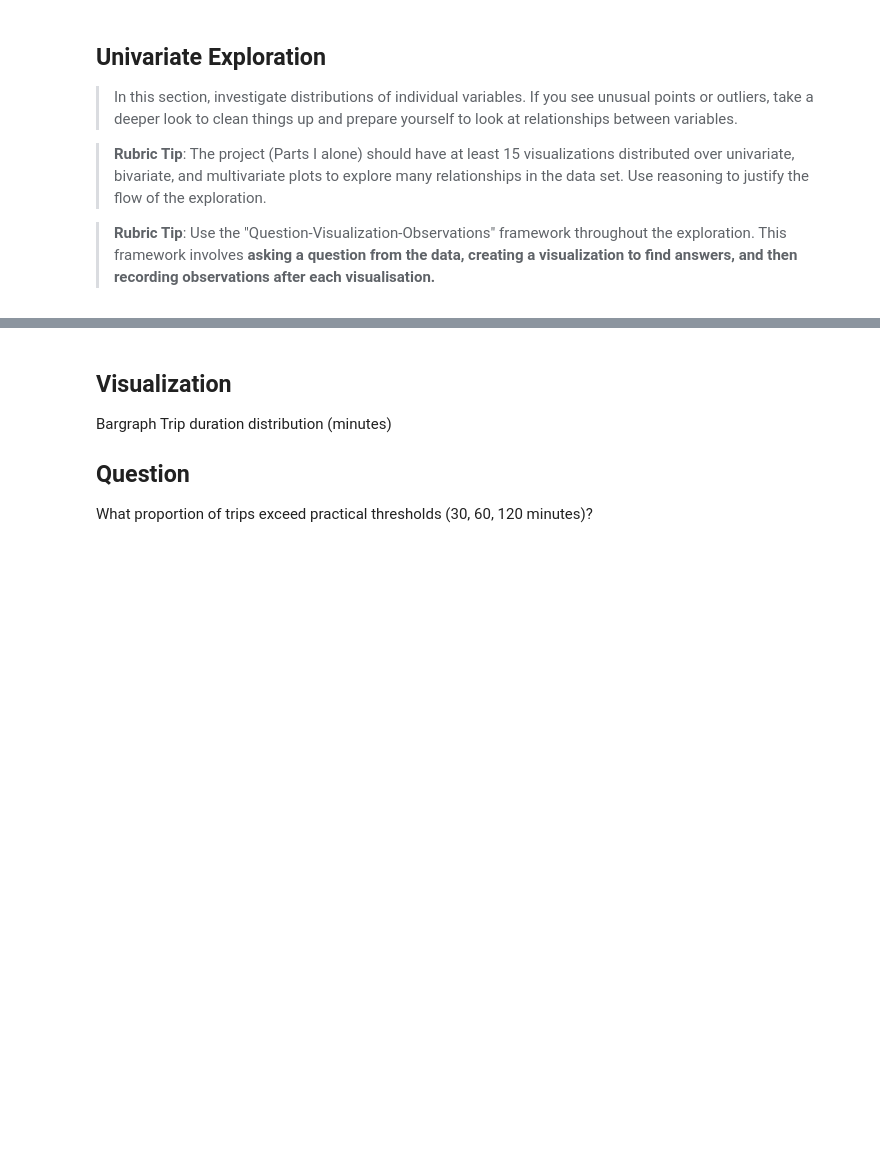
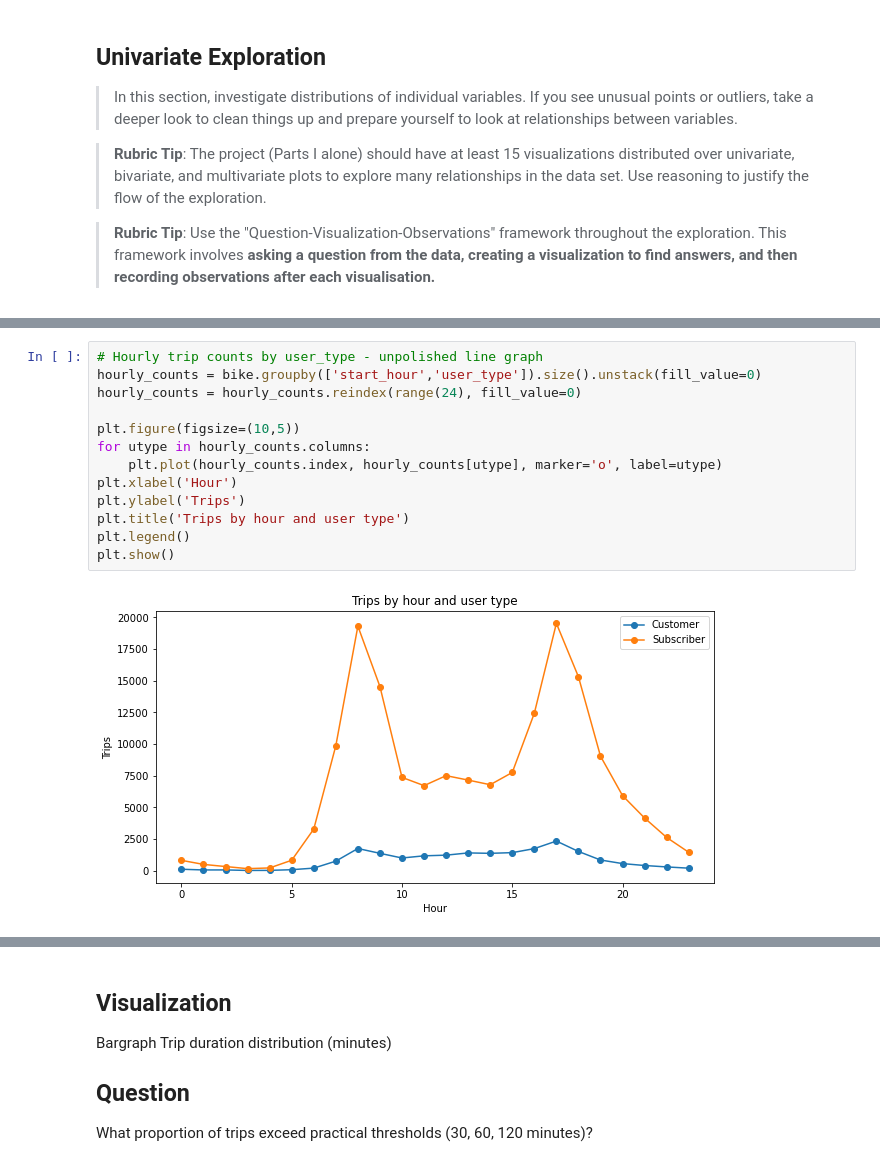
Before and after one commit to 86burke/DAND_Ford_GoBike_System, a Jupyter notebook: Part_I_exploration_template.ipynb, the cells around one changed output, grey strips where cells are left out. Cells and saved outputs as stored; diff of their text form; blank space fills up the shorter version.

Commit message:
moved visuals from part 2 to part 1

```diff
--- a/Part_I_exploration_template.ipynb
+++ b/Part_I_exploration_template.ipynb
@@ -195,0 +204,15 @@ and prepare yourself to look at relationships between variables.
+# %%
+# Hourly trip counts by user_type - unpolished line graph
+hourly_counts = bike.groupby(['start_hour','user_type']).size().unstack(fill_value=0)
+hourly_counts = hourly_counts.reindex(range(24), fill_value=0)
+
+plt.figure(figsize=(10,5))
+for utype in hourly_counts.columns:
+    plt.plot(hourly_counts.index, hourly_counts[utype], marker='o', label=utype)
+plt.xlabel('Hour')
+plt.ylabel('Trips')
+plt.title('Trips by hour and user type')
+plt.legend()
+plt.show()
+# %% [output]
+[figure, added]
```
Also changed, not shown: parts of 9 cells of this notebook, 1 other file.
